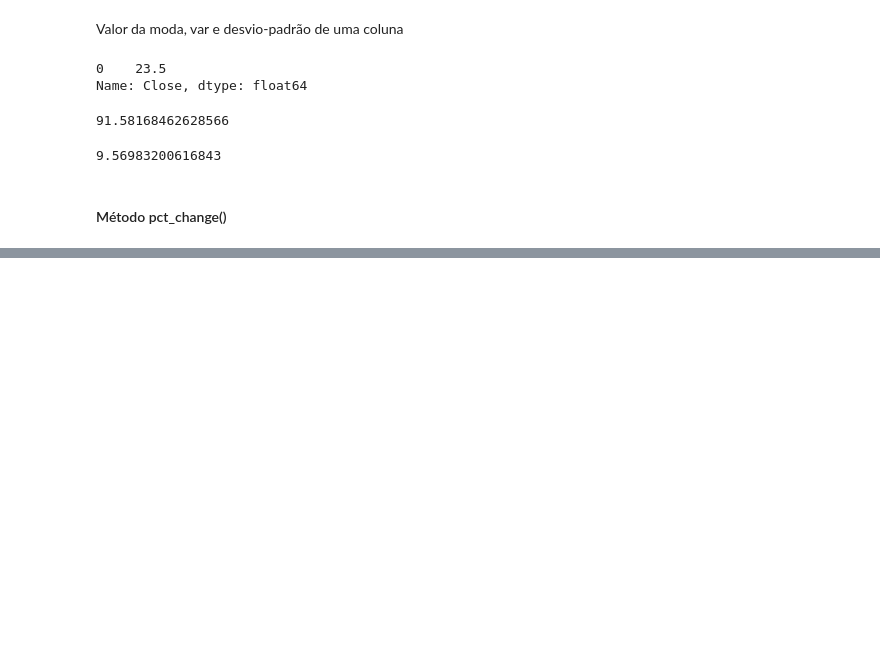
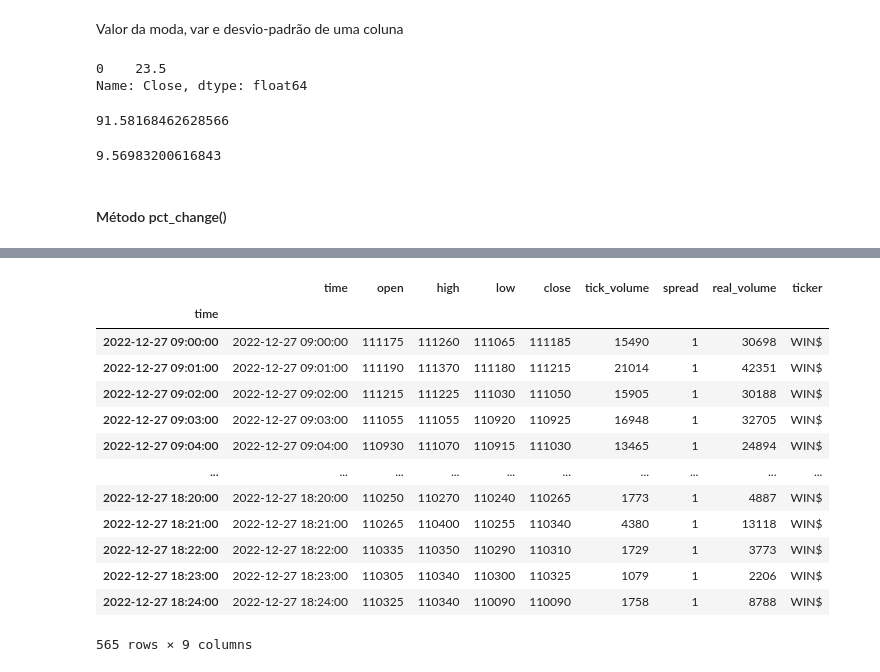
Before and after one commit to Bruno85309/PMF_2024, a Jupyter notebook: Modulo_02_Manipulacao_de_Dados/02_01_Introducao_Pandas.ipynb, the cells around one changed output, grey strips where cells are left out. Saved outputs shown, nothing was run; the diff lists cells and outputs as text; code cells hidden in the pictures; blank space fills up the shorter version.

```diff
--- a/Modulo_02_Manipulacao_de_Dados/02_01_Introducao_Pandas.ipynb
+++ b/Modulo_02_Manipulacao_de_Dados/02_01_Introducao_Pandas.ipynb
@@ -226,0 +389,17 @@ data.Close.std()
+# %%
+win
+# %% [output]
+|  | time | open | high | low | close | tick_volume | spread | real_volume | ticker |
+| time |  |  |  |  |  |  |  |  |  |
+| 2022-12-27 09:00:00 | 2022-12-27 09:00:00 | 111175 | 111260 | 111065 | 111185 | 15490 | 1 | 30698 | WIN$ |
+| 2022-12-27 09:01:00 | 2022-12-27 09:01:00 | 111190 | 111370 | 111180 | 111215 | 21014 | 1 | 42351 | WIN$ |
+| 2022-12-27 09:02:00 | 2022-12-27 09:02:00 | 111215 | 111225 | 111030 | 111050 | 15905 | 1 | 30188 | WIN$ |
+| 2022-12-27 09:03:00 | 2022-12-27 09:03:00 | 111055 | 111055 | 110920 | 110925 | 16948 | 1 | 32705 | WIN$ |
+| 2022-12-27 09:04:00 | 2022-12-27 09:04:00 | 110930 | 111070 | 110915 | 111030 | 13465 | 1 | 24894 | WIN$ |
+| ... | ... | ... | ... | ... | ... | ... | ... | ... | ... |
+| 2022-12-27 18:20:00 | 2022-12-27 18:20:00 | 110250 | 110270 | 110240 | 110265 | 1773 | 1 | 4887 | WIN$ |
+| 2022-12-27 18:21:00 | 2022-12-27 18:21:00 | 110265 | 110400 | 110255 | 110340 | 4380 | 1 | 13118 | WIN$ |
+| 2022-12-27 18:22:00 | 2022-12-27 18:22:00 | 110335 | 110350 | 110290 | 110310 | 1729 | 1 | 3773 | WIN$ |
+| 2022-12-27 18:23:00 | 2022-12-27 18:23:00 | 110305 | 110340 | 110300 | 110325 | 1079 | 1 | 2206 | WIN$ |
+| 2022-12-27 18:24:00 | 2022-12-27 18:24:00 | 110325 | 110340 | 110090 | 110090 | 1758 | 1 | 8788 | WIN$ |
+565 rows × 9 columns
```
Also changed, not shown: parts of 50 cells of this notebook, 8 other files.
